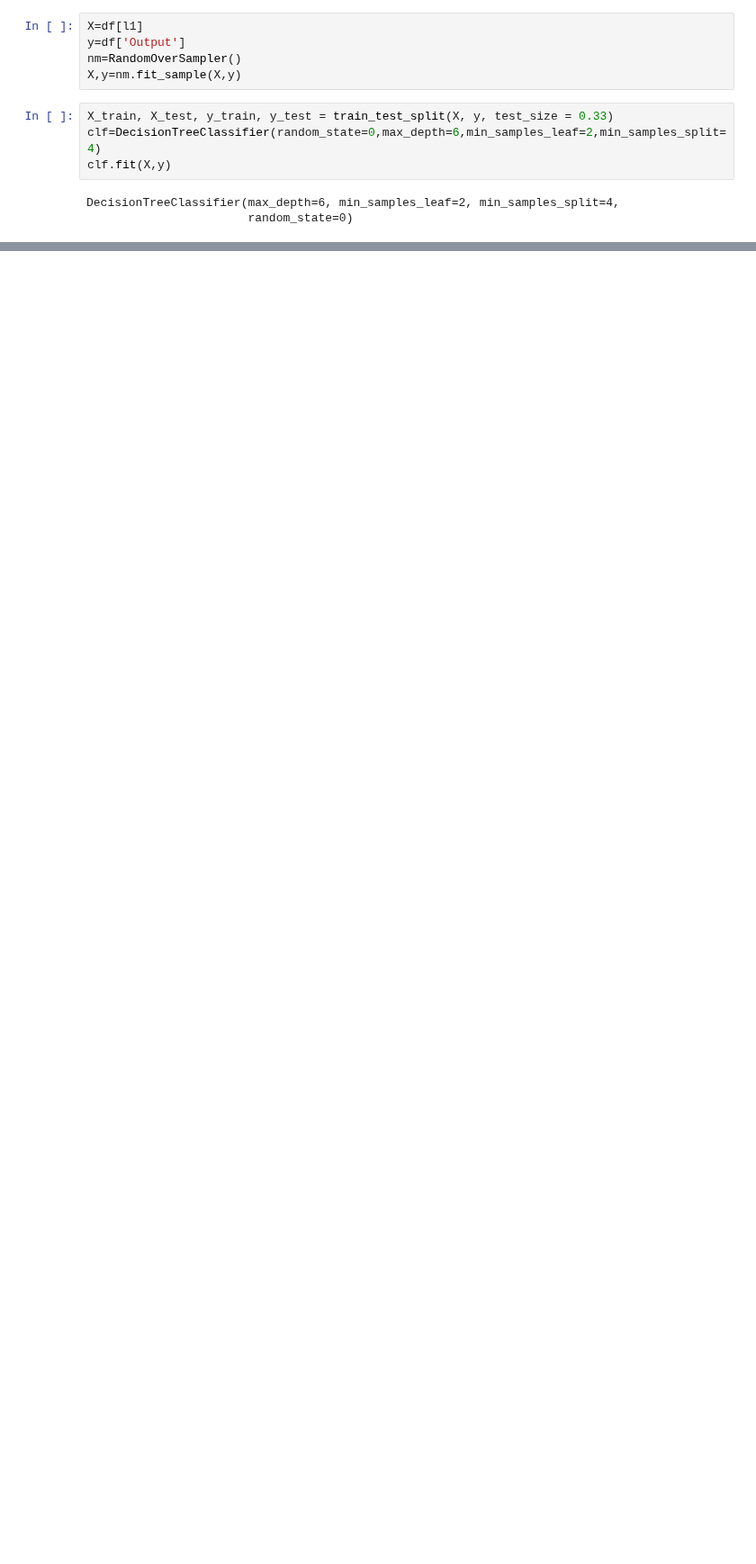
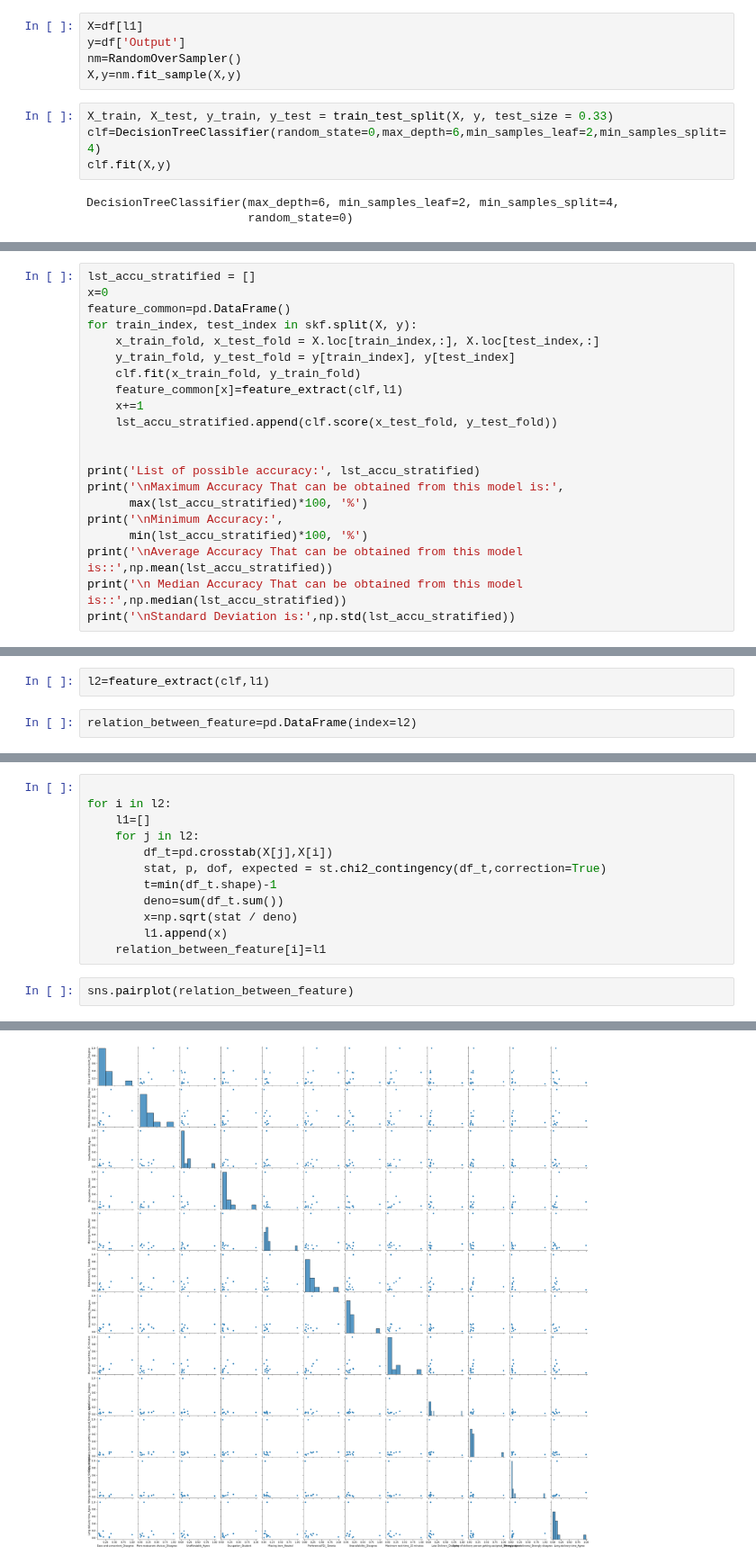
Before and after one commit to nikshingadiya/jupyter, a Jupyter notebook: Machine Learning/Knn/consumers_buy_or_not(Diffrent Algo ML).ipynb, the cells around one changed output, grey strips where cells are left out. Shown at 90% size. Saved outputs shown, nothing was run; the diff lists cells and outputs as text; blank space fills up the shorter version.

Commit message:
Ready machine learning model
consumer_buy_or_not

```diff
--- a/Machine Learning/Knn/consumers_buy_or_not(Diffrent Algo ML).ipynb
+++ b/Machine Learning/Knn/consumers_buy_or_not(Diffrent Algo ML).ipynb
@@ -1143,0 +1138,21 @@ weighted avg       0.95      0.95      0.95       199
+# %%
+lst_accu_stratified = []
+x=0
+feature_common=pd.DataFrame()
+for train_index, test_index in skf.split(X, y):
+    x_train_fold, x_test_fold = X.loc[train_index,:], X.loc[test_index,:]
+    y_train_fold, y_test_fold = y[train_index], y[test_index]
+    clf.fit(x_train_fold, y_train_fold)
+    feature_common[x]=feature_extract(clf,l1)
+    x+=1
+    lst_accu_stratified.append(clf.score(x_test_fold, y_test_fold))
+
+
+print('List of possible accuracy:', lst_accu_stratified)
+print('\nMaximum Accuracy That can be obtained from this model is:',
+      max(lst_accu_stratified)*100, '%')
+print('\nMinimum Accuracy:',
+      min(lst_accu_stratified)*100, '%')
+print('\nAverage Accuracy That can be obtained from this model is::',np.mean(lst_accu_stratified))
+print('\n Median Accuracy That can be obtained from this model is::',np.median(lst_accu_stratified))
+print('\nStandard Deviation is:',np.std(lst_accu_stratified))
@@ -1143,0 +1187,4 @@ weighted avg       0.95      0.95      0.95       199
+# %%
+l2=feature_extract(clf,l1)
+# %%
+relation_between_feature=pd.DataFrame(index=l2)
@@ -1143,0 +1216,15 @@ weighted avg       0.95      0.95      0.95       199
+# %%
+
+for i in l2:
+    l1=[]
+    for j in l2:
+        df_t=pd.crosstab(X[j],X[i])
+        stat, p, dof, expected = st.chi2_contingency(df_t,correction=True)
+        t=min(df_t.shape)-1
+        deno=sum(df_t.sum())
+        x=np.sqrt(stat / deno)
+        l1.append(x)
+    relation_between_feature[i]=l1
+# %%
+sns.pairplot(relation_between_feature)
+# %% [output]
@@ -1143,0 +1232 @@ weighted avg       0.95      0.95      0.95       199
+[figure, added]
```
Also changed, not shown: parts of 71 cells of this notebook, 6 other files.
